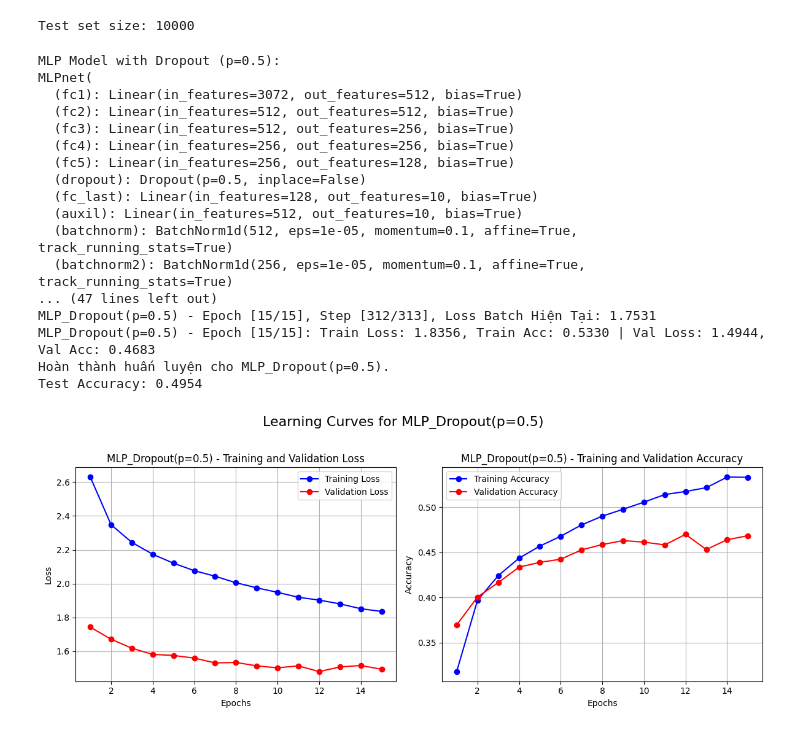
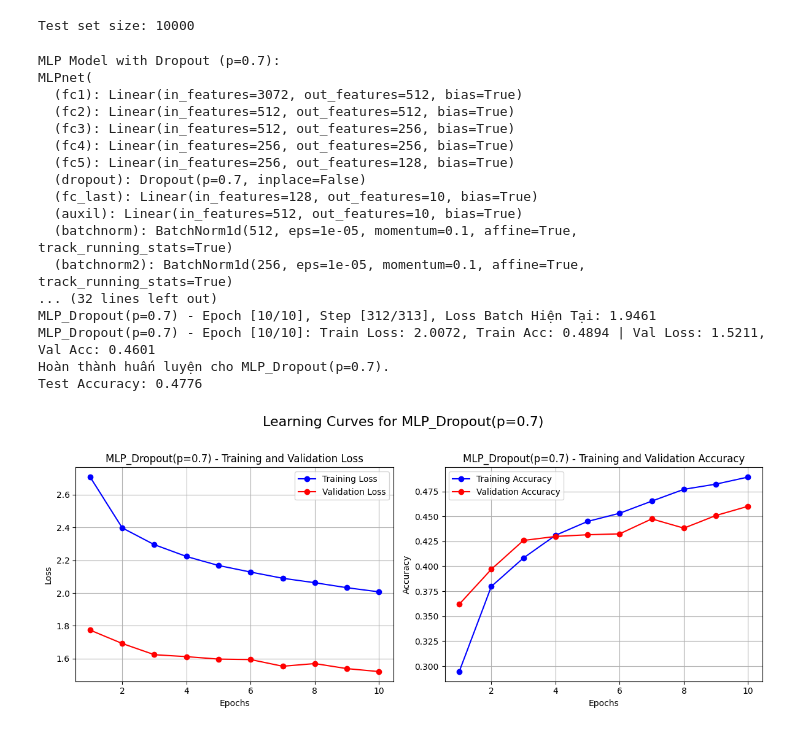
Before and after one commit to Nguyenhieu277/cifar10_classification, a Jupyter notebook: src/MLP.ipynb, the cells around one changed output. Saved outputs shown, nothing was run; the diff lists cells and outputs as text; code cells hidden in the pictures.

```diff
--- a/src/MLP.ipynb
+++ b/src/MLP.ipynb
@@ -67,7 +67,7 @@ class MLPnet(nn.Module):
         self.fc3 = nn.Linear(in_features = 512, out_features=256)
         self.fc4 = nn.Linear(in_features = 256, out_features=256)
         self.fc5 = nn.Linear(in_features = 256, out_features=128)
-        self.dropout = nn.Dropout(p=0.5)
+        self.dropout = nn.Dropout(p=0.7)
         self.fc_last = nn.Linear(in_features = 128, out_features=num_class)
         self.auxil = nn.Linear(in_features = 512, out_features=num_class)
         self.batchnorm = nn.BatchNorm1d(512)
@@ -86,7 +86,7 @@ class MLPnet(nn.Module):
         out_auxil = self.auxil(second)
         return out, out_auxil
 # %%
-def train_validate_model(model, model_name, train_loader, val_loader, device, num_epochs=10, learning_rate=0.001, weight_decay_val=0, aux_loss_weight=0.4):
+def train_validate_model(model, model_name, train_loader, val_loader, device, num_epochs=10, learning_rate=0.001, weight_decay_val=1e-5, aux_loss_weight=0.4):
 
     criterion = nn.CrossEntropyLoss()
     optimizer = optim.Adam(model.parameters(), lr=learning_rate, weight_decay=weight_decay_val)
@@ -239,32 +239,32 @@ def plot_confusion_matrix_func(all_labels, all_preds, class_names, model_name):
     plt.title(f'Confusion Matrix for {model_name}'); plt.show()
 # %%
 
-num_epochs_mlp = 15
-mlp_dropout_prob = 0.5
+num_epochs_mlp = 10
+mlp_dropout_prob = 0.7
 mlp_model_dropout = MLPnet().to(device)
 print(f"MLP Model with Dropout (p={mlp_dropout_prob}):\n{mlp_model_dropout}")
 
 mlp_history_dropout = train_validate_model(mlp_model_dropout, f"MLP_Dropout(p={mlp_dropout_prob})", trainloader, valloader, device, num_epochs=num_epochs_mlp)
 
 mlp_test_acc_dropout, mlp_labels_dropout, mlp_preds_dropout = test_model(mlp_model_dropout, testloader, device)
 plot_learning_curves(mlp_history_dropout, f"MLP_Dropout(p={mlp_dropout_prob})")
 plot_confusion_matrix_func(mlp_labels_dropout, mlp_preds_dropout, classes, f"MLP_Dropout(p={mlp_dropout_prob})")
 # %% [output]
-MLP Model with Dropout (p=0.5):
+MLP Model with Dropout (p=0.7):
 MLPnet(
   (fc1): Linear(in_features=3072, out_features=512, bias=True)
   (fc2): Linear(in_features=512, out_features=512, bias=True)
   (fc3): Linear(in_features=512, out_features=256, bias=True)
   (fc4): Linear(in_features=256, out_features=256, bias=True)
   (fc5): Linear(in_features=256, out_features=128, bias=True)
-  (dropout): Dropout(p=0.5, inplace=False)
+  (dropout): Dropout(p=0.7, inplace=False)
   (fc_last): Linear(in_features=128, out_features=10, bias=True)
   (auxil): Linear(in_features=512, out_features=10, bias=True)
   (batchnorm): BatchNorm1d(512, eps=1e-05, momentum=0.1, affine=True, track_running_stats=True)
   (batchnorm2): BatchNorm1d(256, eps=1e-05, momentum=0.1, affine=True, track_running_stats=True)
-... (47 lines left out)
-MLP_Dropout(p=0.5) - Epoch [15/15], Step [312/313], Loss Batch Hiện Tại: 1.7531
-MLP_Dropout(p=0.5) - Epoch [15/15]: Train Loss: 1.8356, Train Acc: 0.5330 | Val Loss: 1.4944, Val Acc: 0.4683
-Hoàn thành huấn luyện cho MLP_Dropout(p=0.5).
-Test Accuracy: 0.4954
+... (32 lines left out)
+MLP_Dropout(p=0.7) - Epoch [10/10], Step [312/313], Loss Batch Hiện Tại: 1.9461
+MLP_Dropout(p=0.7) - Epoch [10/10]: Train Loss: 2.0072, Train Acc: 0.4894 | Val Loss: 1.5211, Val Acc: 0.4601
+Hoàn thành huấn luyện cho MLP_Dropout(p=0.7).
+Test Accuracy: 0.4776
-[figure, old version]
+[figure, new version]
```
Also changed, not shown: parts of 2 cells of this notebook, 3 other files.
